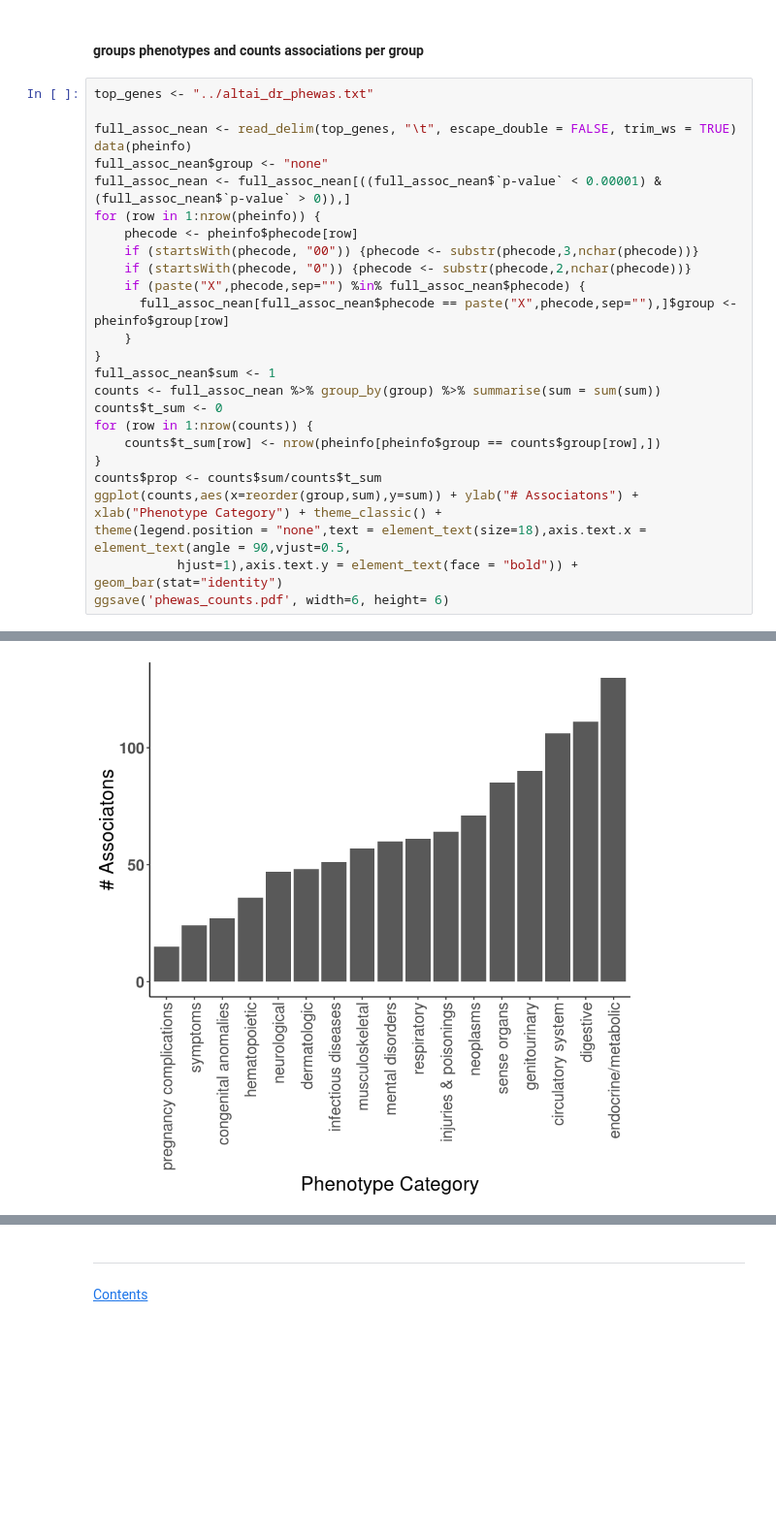
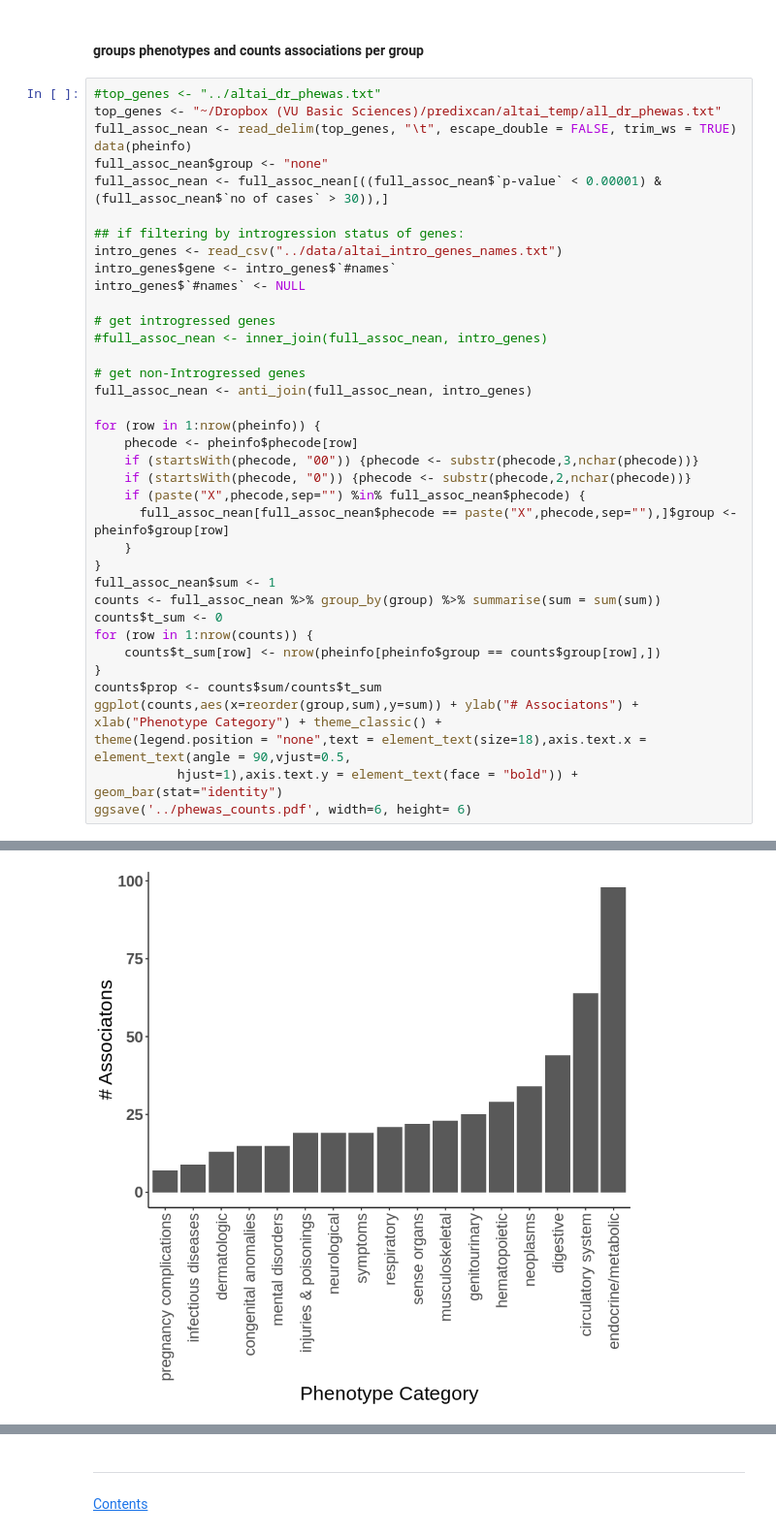
Before and after one commit to colbrall/neanderthal_predixcan_manuscript, a Jupyter notebook: scripts/neanderthal_predixcan_plots.ipynb, the cells around one changed output, grey strips where cells are left out. Shown at 97% size. Drawn from its saved outputs; the diff is of its cells as text; blank space fills up the shorter version.

Commit message:
added data

```diff
--- a/scripts/neanderthal_predixcan_plots.ipynb
+++ b/scripts/neanderthal_predixcan_plots.ipynb
@@ -393,12 +366,24 @@ ggsave('desert_DR_prop.pdf', width=6, height= 4)
 <a id='phenocounts'></a>
 #### groups phenotypes and counts associations per group
 # %%
-top_genes <- "../altai_dr_phewas.txt"
-
+#top_genes <- "../altai_dr_phewas.txt"
+top_genes <- "~/Dropbox (VU Basic Sciences)/predixcan/altai_temp/all_dr_phewas.txt"
 full_assoc_nean <- read_delim(top_genes, "\t", escape_double = FALSE, trim_ws = TRUE)
 data(pheinfo)
 full_assoc_nean$group <- "none"
-full_assoc_nean <- full_assoc_nean[((full_assoc_nean$`p-value` < 0.00001) & (full_assoc_nean$`p-value` > 0)),]
+full_assoc_nean <- full_assoc_nean[((full_assoc_nean$`p-value` < 0.00001) & (full_assoc_nean$`no of cases` > 30)),]
+
+## if filtering by introgression status of genes:
+intro_genes <- read_csv("../data/altai_intro_genes_names.txt")
+intro_genes$gene <- intro_genes$`#names`
+intro_genes$`#names` <- NULL
+
+# get introgressed genes
+#full_assoc_nean <- inner_join(full_assoc_nean, intro_genes)
+
+# get non-Introgressed genes
+full_assoc_nean <- anti_join(full_assoc_nean, intro_genes)
+
 for (row in 1:nrow(pheinfo)) {
     phecode <- pheinfo$phecode[row]
     if (startsWith(phecode, "00")) {phecode <- substr(phecode,3,nchar(phecode))}
@@ -417,7 +402,7 @@ counts$prop <- counts$sum/counts$t_sum
 ggplot(counts,aes(x=reorder(group,sum),y=sum)) + ylab("# Associatons") + xlab("Phenotype Category") + theme_classic() +
 theme(legend.position = "none",text = element_text(size=18),axis.text.x = element_text(angle = 90,vjust=0.5,
            hjust=1),axis.text.y = element_text(face = "bold")) + geom_bar(stat="identity")
-ggsave('phewas_counts.pdf', width=6, height= 6)
+ggsave('../phewas_counts.pdf', width=6, height= 6)
 # %% [output]
 Parsed with column specification:
 cols(
@@ -434 +425 @@ cols(
-[figure, old version]
+[figure, new version]
```
Also changed, not shown: parts of 12 cells of this notebook, 2 other files.
